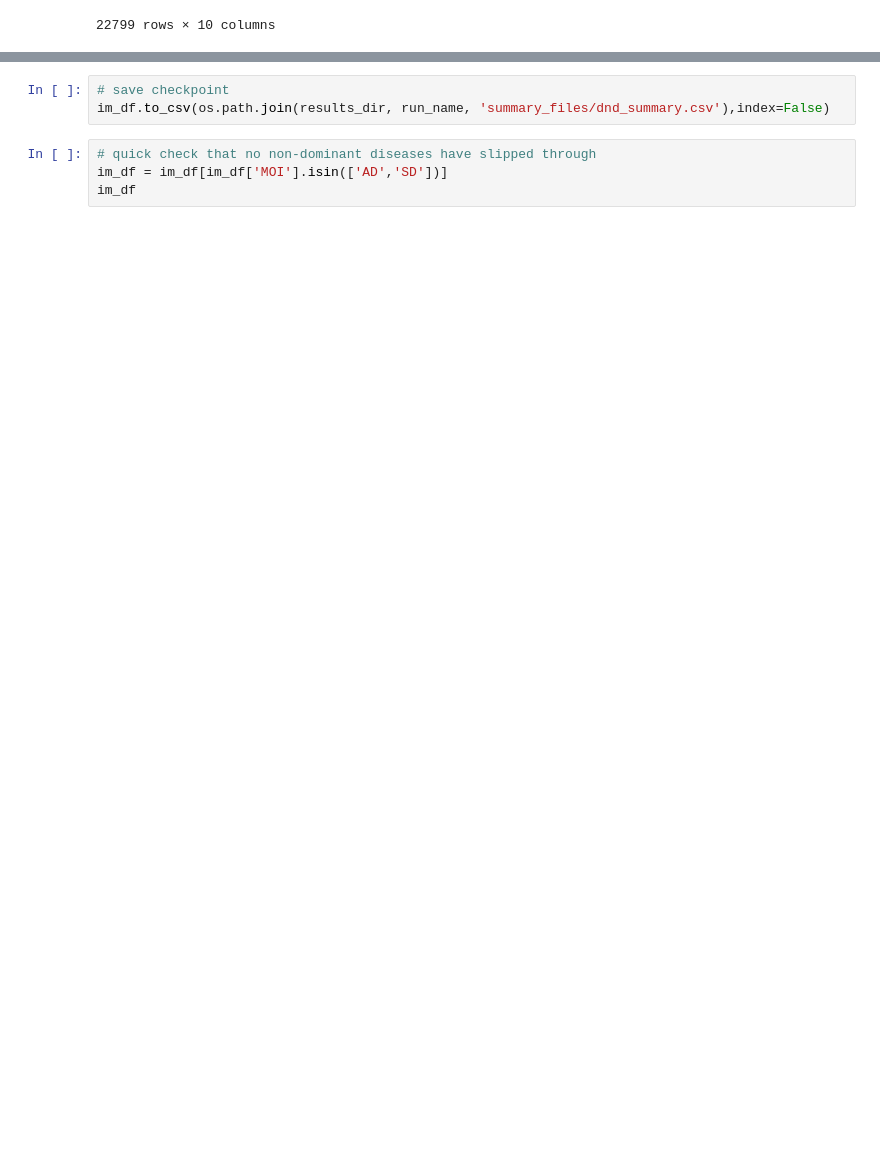
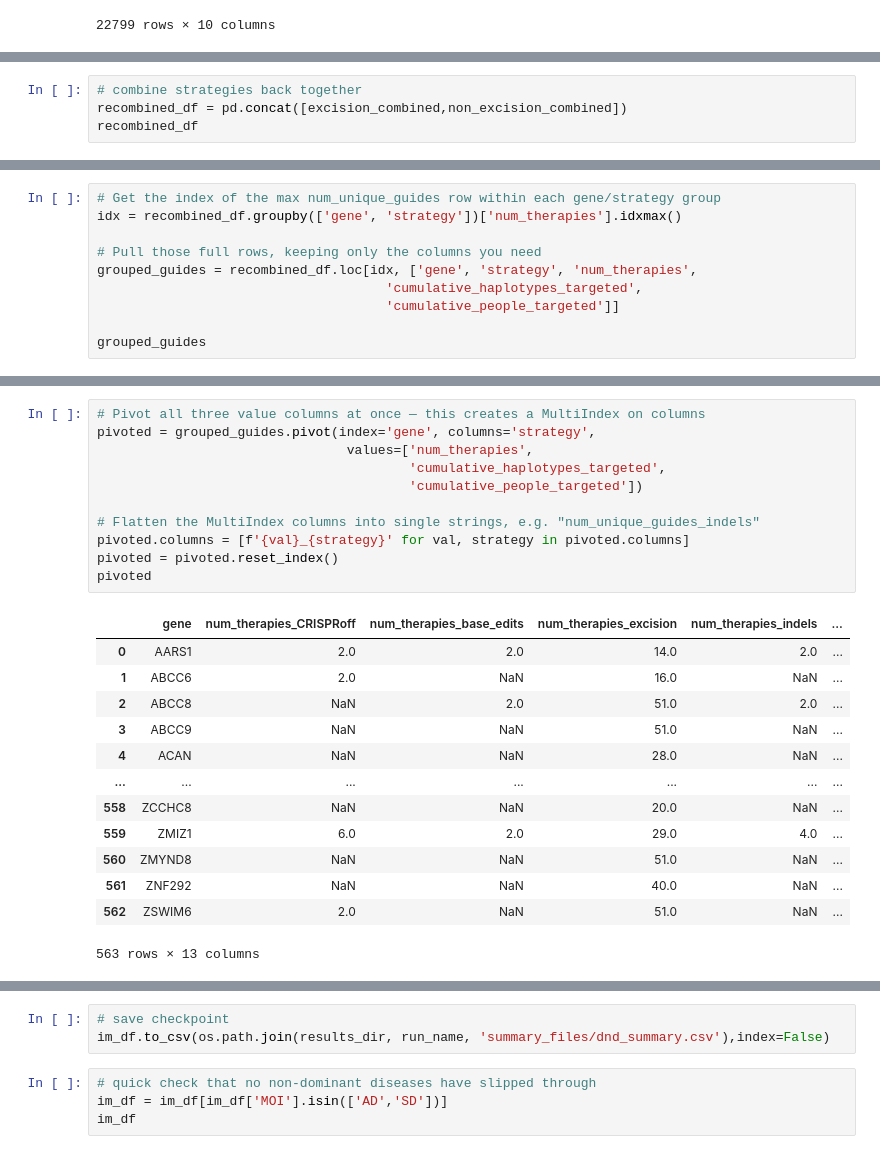
Before and after one commit to gramey02/dnd_project, a Jupyter notebook: scripts/make_summary_df/Creating_Master_DnD_DataFrame.ipynb, the cells around one changed output, grey strips where cells are left out. Drawn from its saved outputs; the diff is of its cells as text; blank space fills up the shorter version.

```diff
--- a/scripts/make_summary_df/Creating_Master_DnD_DataFrame.ipynb
+++ b/scripts/make_summary_df/Creating_Master_DnD_DataFrame.ipynb
@@ -1178,0 +1048,4 @@ Index(['hgnc_symbol', 'GENE ID (HGNC)', 'DISEASE LABEL', 'DISEASE ID (MONDO)',
+# %%
+# combine strategies back together
+recombined_df = pd.concat([excision_combined,non_excision_combined])
+recombined_df
@@ -1178,0 +1068,10 @@ Index(['hgnc_symbol', 'GENE ID (HGNC)', 'DISEASE LABEL', 'DISEASE ID (MONDO)',
+# %%
+# Get the index of the max num_unique_guides row within each gene/strategy group
+idx = recombined_df.groupby(['gene', 'strategy'])['num_therapies'].idxmax()
+
+# Pull those full rows, keeping only the columns you need
+grouped_guides = recombined_df.loc[idx, ['gene', 'strategy', 'num_therapies',
+                                     'cumulative_haplotypes_targeted',
+                                     'cumulative_people_targeted']]
+
+grouped_guides
@@ -1178,0 +1092,25 @@ Index(['hgnc_symbol', 'GENE ID (HGNC)', 'DISEASE LABEL', 'DISEASE ID (MONDO)',
+# %%
+# Pivot all three value columns at once — this creates a MultiIndex on columns
+pivoted = grouped_guides.pivot(index='gene', columns='strategy',
+                                values=['num_therapies',
+                                        'cumulative_haplotypes_targeted',
+                                        'cumulative_people_targeted'])
+
+# Flatten the MultiIndex columns into single strings, e.g. "num_unique_guides_indels"
+pivoted.columns = [f'{val}_{strategy}' for val, strategy in pivoted.columns]
+pivoted = pivoted.reset_index()
+pivoted
+# %% [output]
+|  | gene | num_therapies_CRISPRoff | num_therapies_base_edits | num_therapies_excision | num_therapies_indels | ... |
+| 0 | AARS1 | 2.0 | 2.0 | 14.0 | 2.0 | ... |
+| 1 | ABCC6 | 2.0 | NaN | 16.0 | NaN | ... |
+| 2 | ABCC8 | NaN | 2.0 | 51.0 | 2.0 | ... |
+| 3 | ABCC9 | NaN | NaN | 51.0 | NaN | ... |
+| 4 | ACAN | NaN | NaN | 28.0 | NaN | ... |
+| ... | ... | ... | ... | ... | ... | ... |
+| 558 | ZCCHC8 | NaN | NaN | 20.0 | NaN | ... |
+| 559 | ZMIZ1 | 6.0 | 2.0 | 29.0 | 4.0 | ... |
+| 560 | ZMYND8 | NaN | NaN | 51.0 | NaN | ... |
+| 561 | ZNF292 | NaN | NaN | 40.0 | NaN | ... |
+| 562 | ZSWIM6 | 2.0 | NaN | 51.0 | NaN | ... |
+563 rows × 13 columns
```
Also changed, not shown: parts of 39 cells of this notebook, 1 other file.
